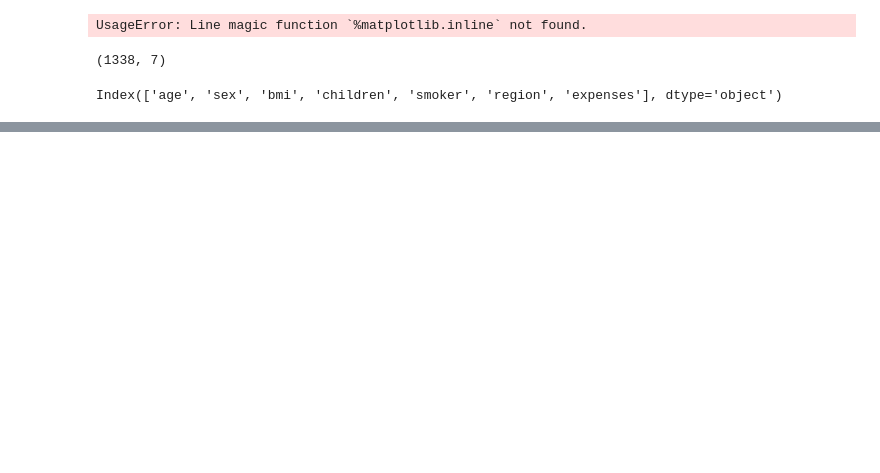
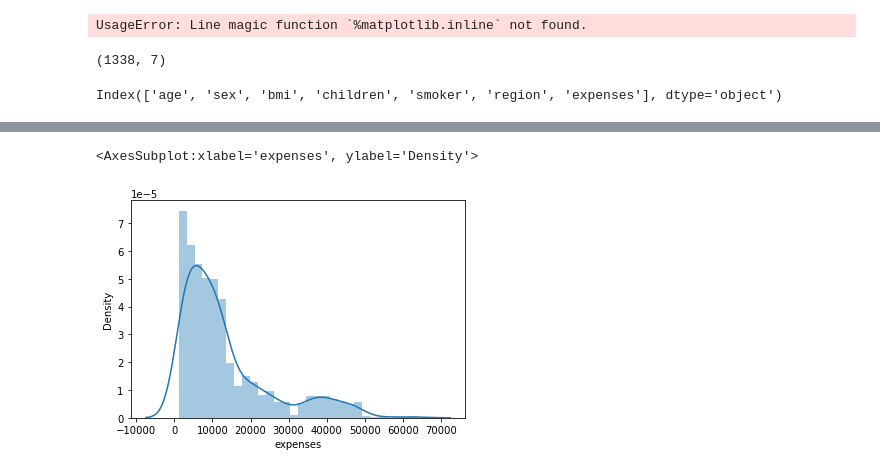
Before and after one commit to aniyant/Insurance-Premium-Prediction, a Jupyter notebook: notebooks/EDA.ipynb, the cells around one changed output, grey strips where cells are left out. Cells and saved outputs as stored; diff of their text form; code cells hidden in the pictures; blank space fills up the shorter version.

```diff
--- a/notebooks/EDA.ipynb
+++ b/notebooks/EDA.ipynb
@@ -101,0 +64,5 @@ df.head()
+# %%
+sns.distplot(df["expenses"])
+# %% [output]
+<AxesSubplot:xlabel='expenses', ylabel='Density'>
+[figure, added]
```
Also changed, not shown: parts of 68 cells of this notebook, 16 other files.
